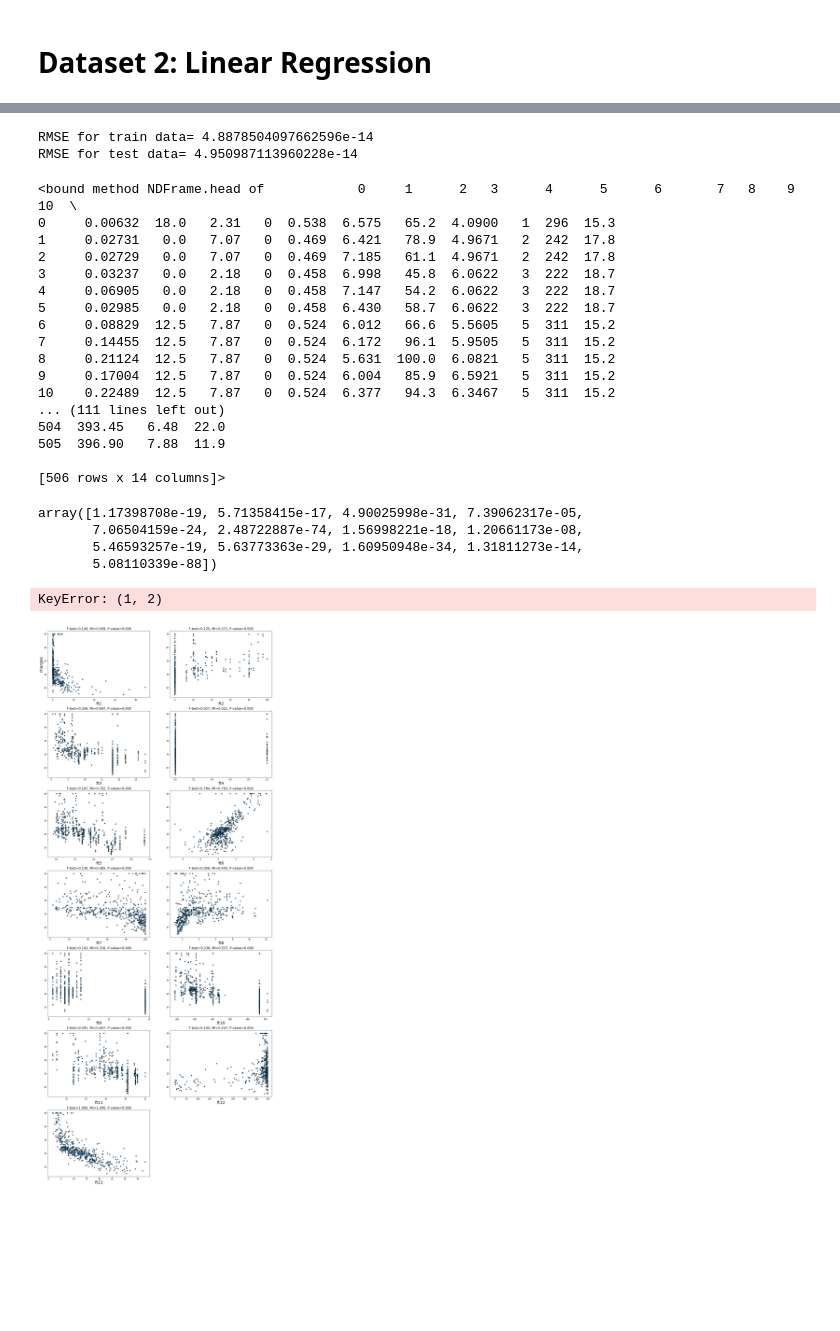
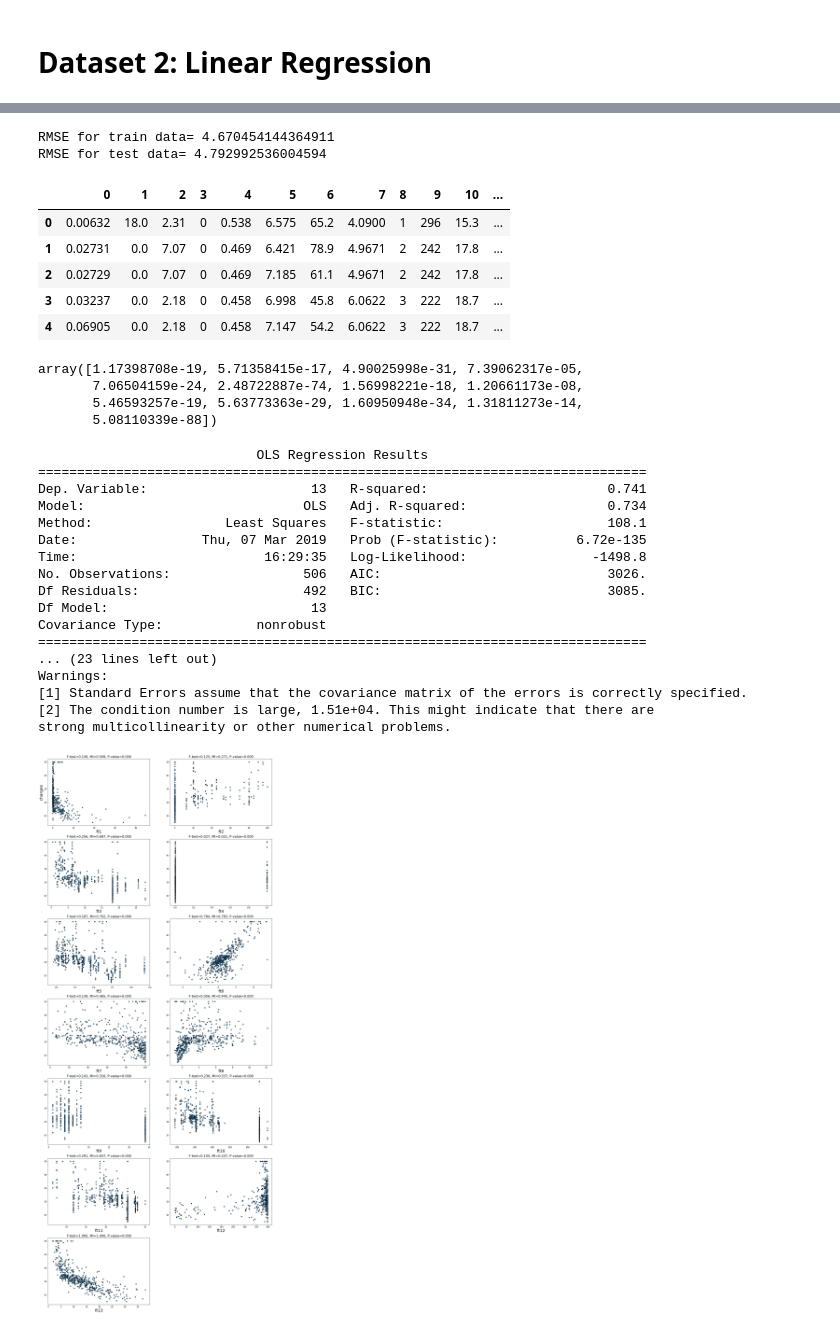
Before and after one commit to ruizhi92/ECE219-Large-Scale-Data-Mining, a Jupyter notebook: project4_regression/Project_4_YiJui_dataset2.ipynb, the cells around one changed output, grey strips where cells are left out. Drawn from its saved outputs; the diff is of its cells as text; code cells hidden in the pictures; blank space fills up the shorter version.

```diff
--- a/project4_regression/Project_4_YiJui_dataset2.ipynb
+++ b/project4_regression/Project_4_YiJui_dataset2.ipynb
@@ -56,13 +33,13 @@ kf = KFold(n_splits=10,random_state=42,shuffle=True)
 RMSE_train=[]
 RMSE_test=[]
 for train_index, test_index in kf.split(df):
-    X_train= df.loc[train_index]
-    y_train= df_y.loc[train_index]
-    X_test= df.loc[test_index]
-    y_test= df_y.loc[test_index]
+    X_train= df.iloc[train_index]
+    y_train= df_y.iloc[train_index]
+    X_test= df.iloc[test_index]
+    y_test= df_y.iloc[test_index]
 #     print(X_train)
 #     print(y_train)
-    reg = LinearRegression(normalize=True)
+    reg = LinearRegression()
     reg.fit(X_train, y_train)
     pred_train = reg.predict(X_train)
     pred_test = reg.predict(X_test)
@@ -71,27 +48,16 @@ for train_index, test_index in kf.split(df):
 print('RMSE for train data=',mean(RMSE_train))
 print('RMSE for test data=',mean(RMSE_test))
 # %% [output]
-RMSE for train data= 4.8878504097662596e-14
-RMSE for test data= 4.950987113960228e-14
+RMSE for train data= 4.670454144364911
+RMSE for test data= 4.792992536004594
 # %%
-df.head
+df.head()
 # %% [output]
-<bound method NDFrame.head of            0     1      2   3      4      5      6       7   8    9     10  \
-0     0.00632  18.0   2.31   0  0.538  6.575   65.2  4.0900   1  296  15.3
-1     0.02731   0.0   7.07   0  0.469  6.421   78.9  4.9671   2  242  17.8
-2     0.02729   0.0   7.07   0  0.469  7.185   61.1  4.9671   2  242  17.8
-3     0.03237   0.0   2.18   0  0.458  6.998   45.8  6.0622   3  222  18.7
-4     0.06905   0.0   2.18   0  0.458  7.147   54.2  6.0622   3  222  18.7
-5     0.02985   0.0   2.18   0  0.458  6.430   58.7  6.0622   3  222  18.7
-6     0.08829  12.5   7.87   0  0.524  6.012   66.6  5.5605   5  311  15.2
-7     0.14455  12.5   7.87   0  0.524  6.172   96.1  5.9505   5  311  15.2
-8     0.21124  12.5   7.87   0  0.524  5.631  100.0  6.0821   5  311  15.2
-9     0.17004  12.5   7.87   0  0.524  6.004   85.9  6.5921   5  311  15.2
-10    0.22489  12.5   7.87   0  0.524  6.377   94.3  6.3467   5  311  15.2
-... (111 lines left out)
-504  393.45   6.48  22.0
-505  396.90   7.88  11.9
-
-[506 rows x 14 columns]>
+|  | 0 | 1 | 2 | 3 | 4 | 5 | 6 | 7 | 8 | 9 | 10 | ... |
+| 0 | 0.00632 | 18.0 | 2.31 | 0 | 0.538 | 6.575 | 65.2 | 4.0900 | 1 | 296 | 15.3 | ... |
+| 1 | 0.02731 | 0.0 | 7.07 | 0 | 0.469 | 6.421 | 78.9 | 4.9671 | 2 | 242 | 17.8 | ... |
+| 2 | 0.02729 | 0.0 | 7.07 | 0 | 0.469 | 7.185 | 61.1 | 4.9671 | 2 | 242 | 17.8 | ... |
+| 3 | 0.03237 | 0.0 | 2.18 | 0 | 0.458 | 6.998 | 45.8 | 6.0622 | 3 | 222 | 18.7 | ... |
+| 4 | 0.06905 | 0.0 | 2.18 | 0 | 0.458 | 7.147 | 54.2 | 6.0622 | 3 | 222 | 18.7 | ... |
 # %%
 from sklearn.feature_selection import f_regression
@@ -102,10 +68,36 @@ array([1.17398708e-19, 5.71358415e-17, 4.90025998e-31, 7.39062317e-05,
        7.06504159e-24, 2.48722887e-74, 1.56998221e-18, 1.20661173e-08,
        5.46593257e-19, 5.63773363e-29, 1.60950948e-34, 1.31811273e-14,
        5.08110339e-88])
-# %%
-df[1,2]
-# %% [output]
-KeyError: (1, 2)
+# %%
+import pandas as pd
+import numpy as np
+from sklearn import datasets, linear_model
+from sklearn.linear_model import LinearRegression
+import statsmodels.api as sm
+from scipy import stats
+
+X2 = sm.add_constant(df)
+est = sm.OLS(df_y, X2)
+est2 = est.fit()
+print(est2.summary())
+# %% [output]
+                            OLS Regression Results
+==============================================================================
+Dep. Variable:                     13   R-squared:                       0.741
+Model:                            OLS   Adj. R-squared:                  0.734
+Method:                 Least Squares   F-statistic:                     108.1
+Date:                Thu, 07 Mar 2019   Prob (F-statistic):          6.72e-135
+Time:                        16:29:35   Log-Likelihood:                -1498.8
+No. Observations:                 506   AIC:                             3026.
+Df Residuals:                     492   BIC:                             3085.
+Df Model:                          13
+Covariance Type:            nonrobust
+==============================================================================
+... (23 lines left out)
+Warnings:
+[1] Standard Errors assume that the covariance matrix of the errors is correctly specified.
+[2] The condition number is large, 1.51e+04. This might indicate that there are
+strong multicollinearity or other numerical problems.
 # %%
 from sklearn.feature_selection import mutual_info_regression
 fts = ['ft1','ft2','ft3','ft4','ft5','ft6','ft7','ft8','ft9','ft10','ft11','ft12','ft13']
```
Also changed, not shown: parts of 5 cells of this notebook.
